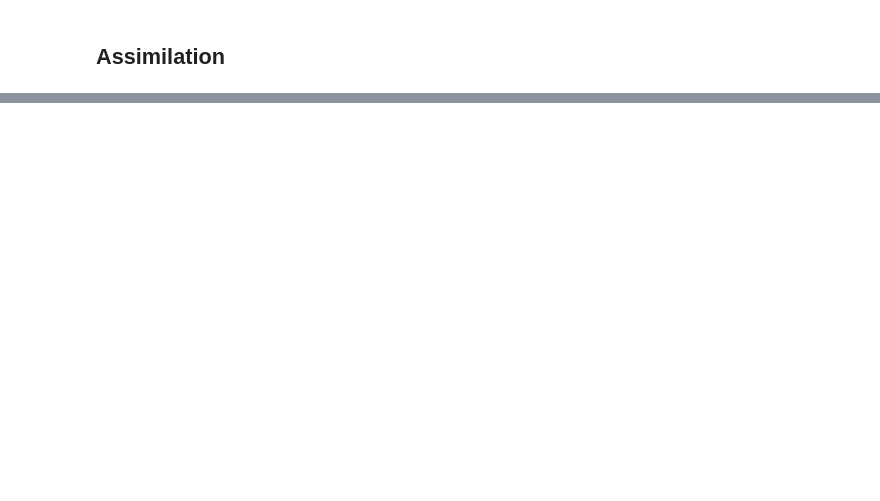
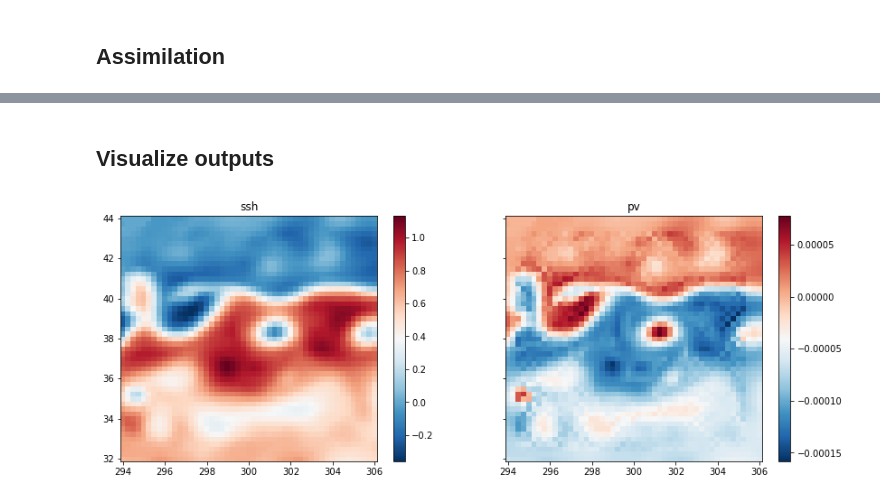
Before and after one commit to leguillf/MASSH, a Jupyter notebook: mapping/examples/Example1.ipynb, the cells around one changed output, grey strips where cells are left out. Saved outputs shown, nothing was run; the diff lists cells and outputs as text; code cells hidden in the pictures; blank space fills up the shorter version.

```diff
--- a/mapping/examples/Example1.ipynb
+++ b/mapping/examples/Example1.ipynb
@@ -78,0 +63,8 @@ error on this loop: 1.9060515897406128e-05
+# %% [markdown]
+## Visualize outputs
+# %%
+State1 = State.free()
+State1.load(date=config.final_date)
+State1.plot()
+# %% [output]
+[figure, added]
```
Also changed, not shown: parts of 4 cells of this notebook, 12 other files.
